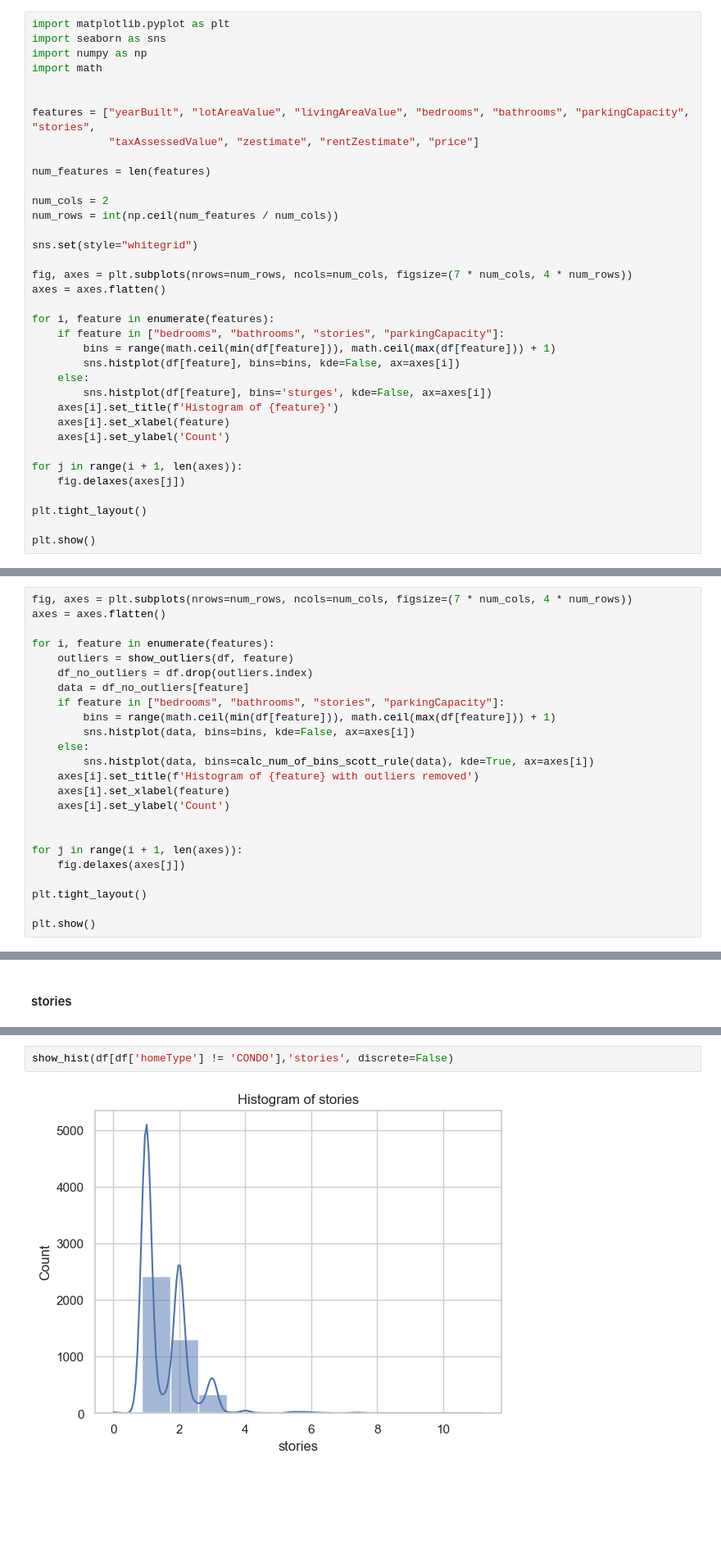
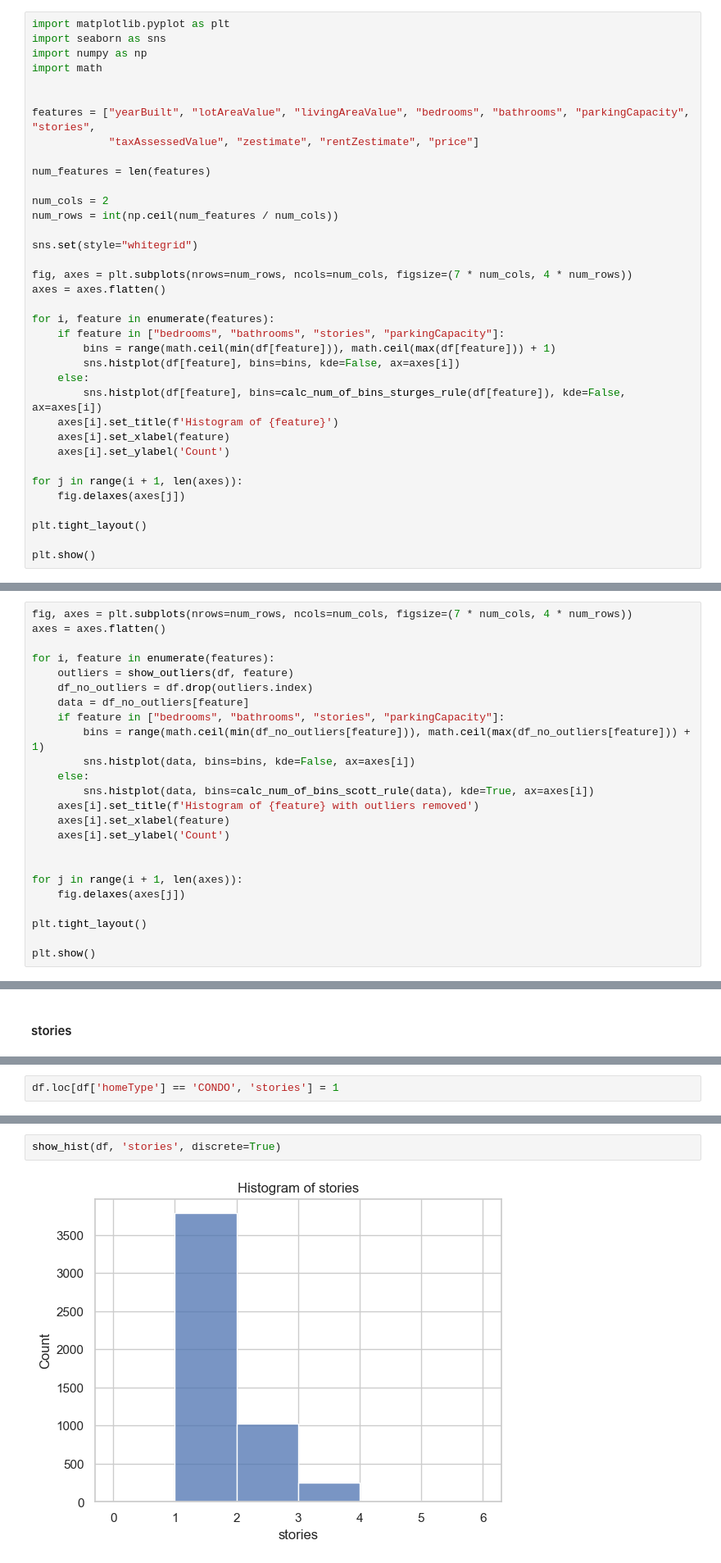
Before and after one commit to MAmin-y/House-price-analysis-and-prediction-LA-2024, a Jupyter notebook: distributions_outliers.ipynb, the cells around one changed output, grey strips where cells are left out. Shown at 82% size. Cells and saved outputs as stored; diff of their text form; blank space fills up the shorter version.

Commit message:
Handle stories nulls + Complete distribution report

```diff
--- a/distributions_outliers.ipynb
+++ b/distributions_outliers.ipynb
@@ -79,7 +91,7 @@ for i, feature in enumerate(features):
         bins = range(math.ceil(min(df[feature])), math.ceil(max(df[feature])) + 1)
         sns.histplot(df[feature], bins=bins, kde=False, ax=axes[i])
     else:
-        sns.histplot(df[feature], bins='sturges', kde=False, ax=axes[i])
+        sns.histplot(df[feature], bins=calc_num_of_bins_sturges_rule(df[feature]), kde=False, ax=axes[i])
     axes[i].set_title(f'Histogram of {feature}')
     axes[i].set_xlabel(feature)
     axes[i].set_ylabel('Count')
@@ -130,7 +154,7 @@ for i, feature in enumerate(features):
     df_no_outliers = df.drop(outliers.index)
     data = df_no_outliers[feature]
     if feature in ["bedrooms", "bathrooms", "stories", "parkingCapacity"]:
-        bins = range(math.ceil(min(df[feature])), math.ceil(max(df[feature])) + 1)
+        bins = range(math.ceil(min(df_no_outliers[feature])), math.ceil(max(df_no_outliers[feature])) + 1)
         sns.histplot(data, bins=bins, kde=False, ax=axes[i])
     else:
         sns.histplot(data, bins=calc_num_of_bins_scott_rule(data), kde=True, ax=axes[i])
@@ -407,0 +537,2 @@ show_boxplot(df, 'stories')
+# %%
+df.loc[df['homeType'] == 'CONDO', 'stories'] = 1
@@ -408,4 +543,4 @@ show_boxplot(df, 'stories')
 # %%
-show_hist(df[df['homeType'] != 'CONDO'],'stories', discrete=False)
+show_hist(df, 'stories', discrete=True)
 # %% [output]
-[figure, old version]
+[figure, new version]
```
Also changed, not shown: parts of 65 cells of this notebook, 5 other files.
